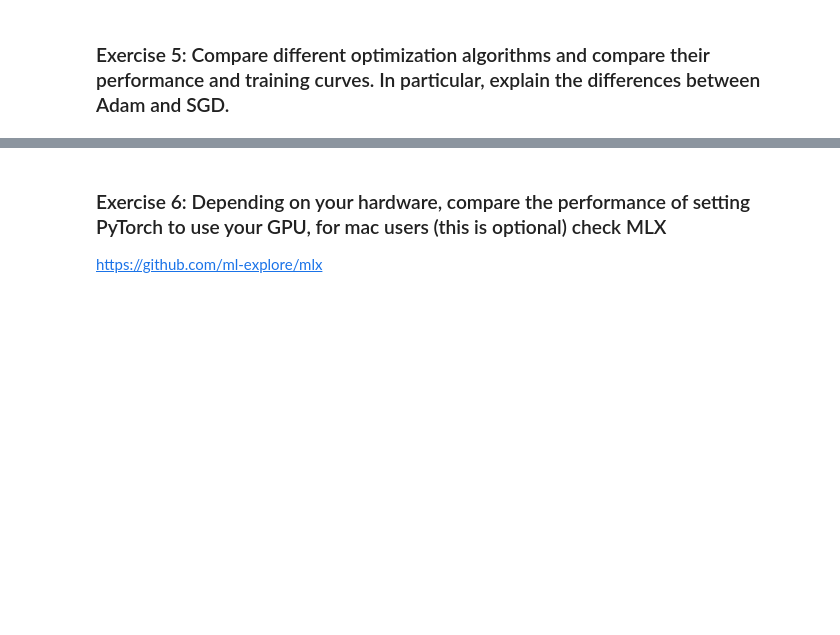
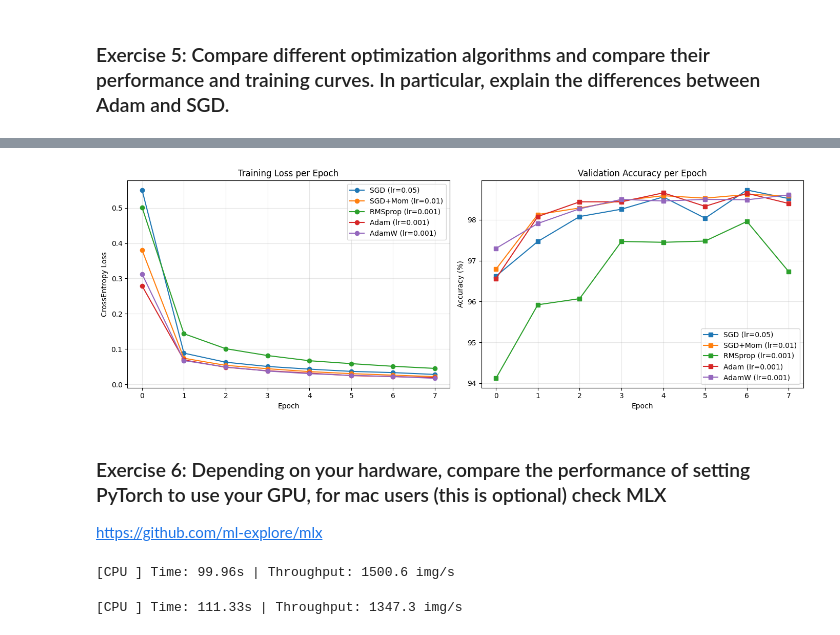
Before and after one commit to RLopez112/dlfcv-lab, a Jupyter notebook: Session7/main.ipynb, the cells around one changed output, grey strips where cells are left out. Saved outputs shown, nothing was run; the diff lists cells and outputs as text; code cells hidden in the pictures; blank space fills up the shorter version.

```diff
--- a/Session7/main.ipynb
+++ b/Session7/main.ipynb
@@ -196,3 +445,82 @@ cnnmodel = train_model(model=cnnmodel, train_loader=train_loader, val_loader=val
+# %%
+fig, (ax1, ax2) = plt.subplots(1, 2, figsize=(14, 5))
+
+for label, (losses, accs) in results.items():
+    ax1.plot(losses, label=label, marker='o')
+    ax2.plot([a * 100 for a in accs], label=label, marker='s')
+
+ax1.set_title("Training Loss per Epoch")
+ax1.set_xlabel("Epoch")
+ax1.set_ylabel("CrossEntropy Loss")
+ax1.legend()
+ax1.grid(True, alpha=0.3)
+
+ax2.set_title("Validation Accuracy per Epoch")
+ax2.set_xlabel("Epoch")
+ax2.set_ylabel("Accuracy (%)")
+ax2.legend()
+ax2.grid(True, alpha=0.3)
+
+plt.tight_layout()
+plt.show()
+# %% [output]
+[figure, added]
 # %% [markdown]
 ### Exercise 6: Depending on your hardware, compare the performance of setting PyTorch to use your GPU, for mac users (this is optional) check MLX
 https://github.com/ml-explore/mlx
+# %%
+import time
+import torch
+import torch.nn as nn
+import torch.optim as optim
+
+def get_device():
+    if torch.cuda.is_available():
+        return torch.device("cuda")
+    elif torch.backends.mps.is_available():
+        return torch.device("mps")
+    return torch.device("cpu")
+
+def benchmark_device(device_name, num_epochs=3):
+    device = torch.device(device_name)
+    model = CNNNet().to(device)
+    criterion = nn.CrossEntropyLoss()
+    optimizer = optim.Adam(model.parameters(), lr=1e-3)
+
+    # Warmup
+    dummy = torch.randn(64, 1, 28, 28, device=device)
+    _ = model(dummy)
+    if device.type == "cuda":
+        torch.cuda.synchronize()
+
+    start_time = time.perf_counter()
+
+    for epoch in range(num_epochs):
+        model.train()
+        for images, labels in train_loader:
+            images, labels = images.to(device), labels.to(device)
+            optimizer.zero_grad()
+            outputs = model(images)
+            loss = criterion(outputs, labels)
+            loss.backward()
+            optimizer.step()
+
+    if device.type == "cuda":
+        torch.cuda.synchronize()
+
+    total_time = time.perf_counter() - start_time
+    total_samples = num_epochs * len(train_loader.dataset)
+    throughput = total_samples / total_time
+
+    print(f"[{device_name.upper():4s}] Time: {total_time:.2f}s | Throughput: {throughput:.1f} img/s")
+    return total_time
+# %% [output]
+[CPU ] Time: 99.96s | Throughput: 1500.6 img/s
+# %%
+# Run Comparison
+cpu_time = benchmark_device("cpu", num_epochs=3)
+if torch.cuda.is_available():
+    gpu_time = benchmark_device("cuda", num_epochs=3)
+    print(f"\n⚡ Speedup GPU vs CPU: {cpu_time / gpu_time:.2f}x")
+# %% [output]
+[CPU ] Time: 111.33s | Throughput: 1347.3 img/s
```
Also changed, not shown: parts of 16 cells of this notebook, 1 other file.
